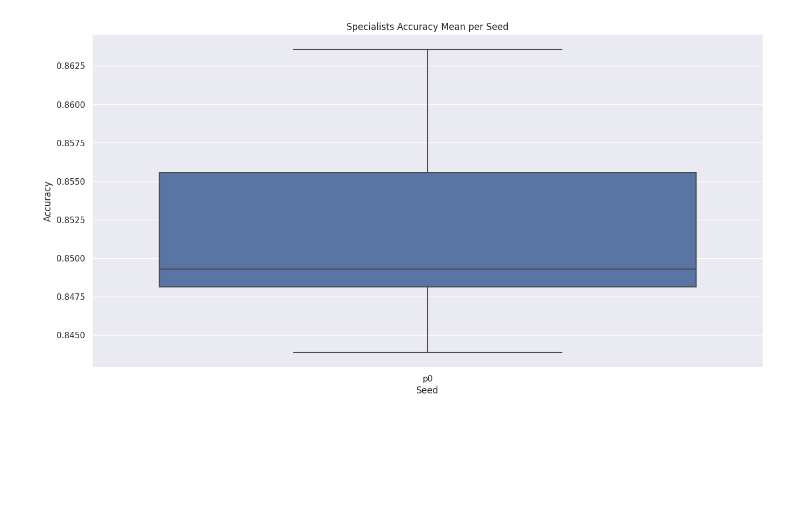
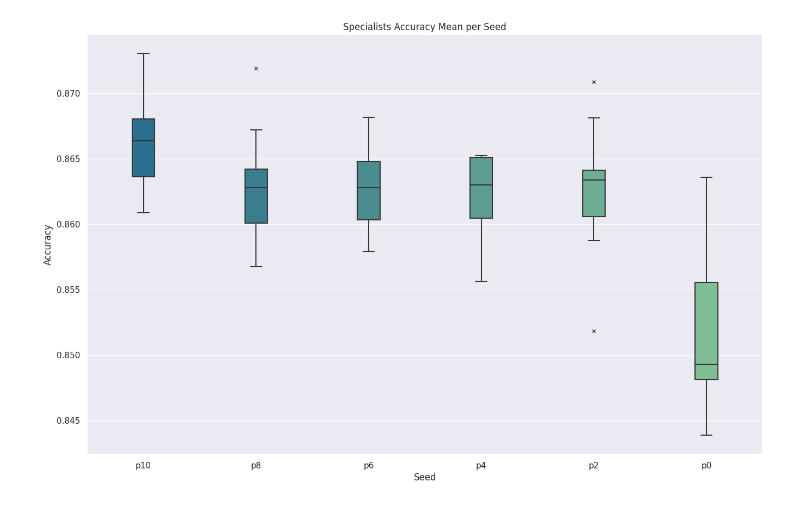
Before and after one commit to curriculum-guys/data-analysis, a Jupyter notebook: analysis/specialist.ipynb, the cells around one changed output. Cells and saved outputs as stored; diff of their text form; code cells hidden in the pictures; blank space fills up the shorter version.

Commit message:
Add new graphs and hypothesis testing

```diff
--- a/analysis/specialist.ipynb
+++ b/analysis/specialist.ipynb
@@ -2,10 +2,10 @@
 import pandas as pd
 import numpy as np
 
-experiments = ['p0']
+experiments = ['p10', 'p8', 'p6', 'p4', 'p2', 'p0']
 seeds = [f's{i}' for i in range(1, 11)]
 specialists_mean = {}
-specialists = {}
+specialists = pd.DataFrame()
 
 for experiment in experiments:
     specialist_data = f'../../datalake/wcci/{experiment}/data/xdpole/main_manager/main_stats'
@@ -19,19 +19,22 @@ for experiment in experiments:
         specialist_score.append(
             list(df.specialist_score)
         )
-    specialists[experiment] = specialist_score
+        df["experiment"] = experiment
+        df["seed"] = seed
+        specialists = pd.concat([specialists, df], ignore_index=True)
     specialists_mean[experiment] = specialist_mean
 # %%
 import seaborn as sns
 import matplotlib.pyplot as plt
 sns.set_theme()
-sns.set(rc={'figure.figsize':(16,8)})
+sns.set(rc={'figure.figsize':(16,10)})
 
+palette = 'blend:#1a759f,#76c893'
 df = pd.DataFrame(specialists_mean)
-sns.boxplot(df, flierprops={"marker": "x"})
+sns.boxplot(df, flierprops={"marker": "x"}, width=0.2, palette=palette)
 plt.title(f"Specialists Accuracy Mean per Seed")
 plt.ylabel("Accuracy")
 plt.xlabel("Seed")
 plt.show()
 # %% [output]
-[figure, old version]
+[figure, new version]
```
Also changed, not shown: parts of 4 cells of this notebook, 4 other files.
